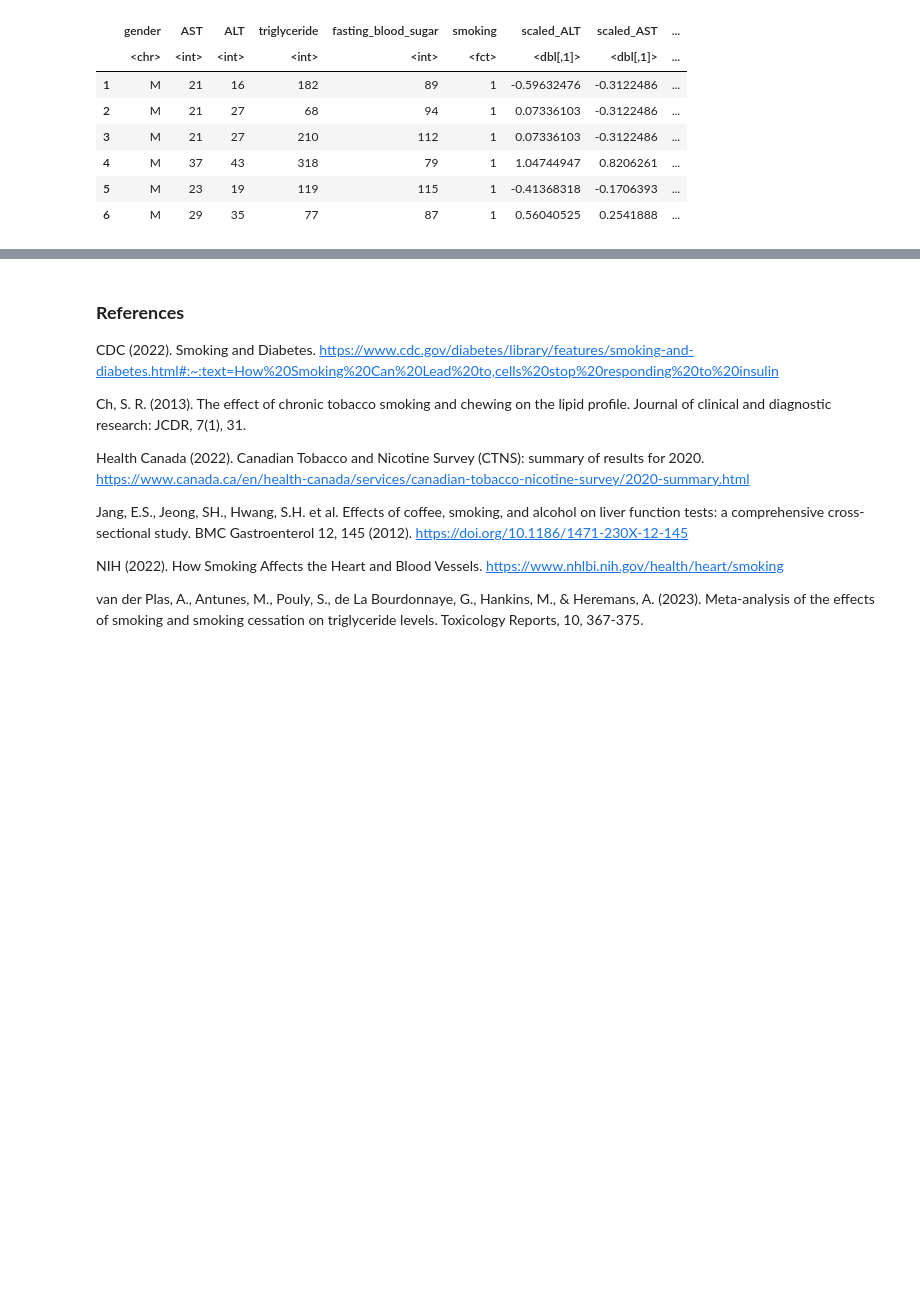
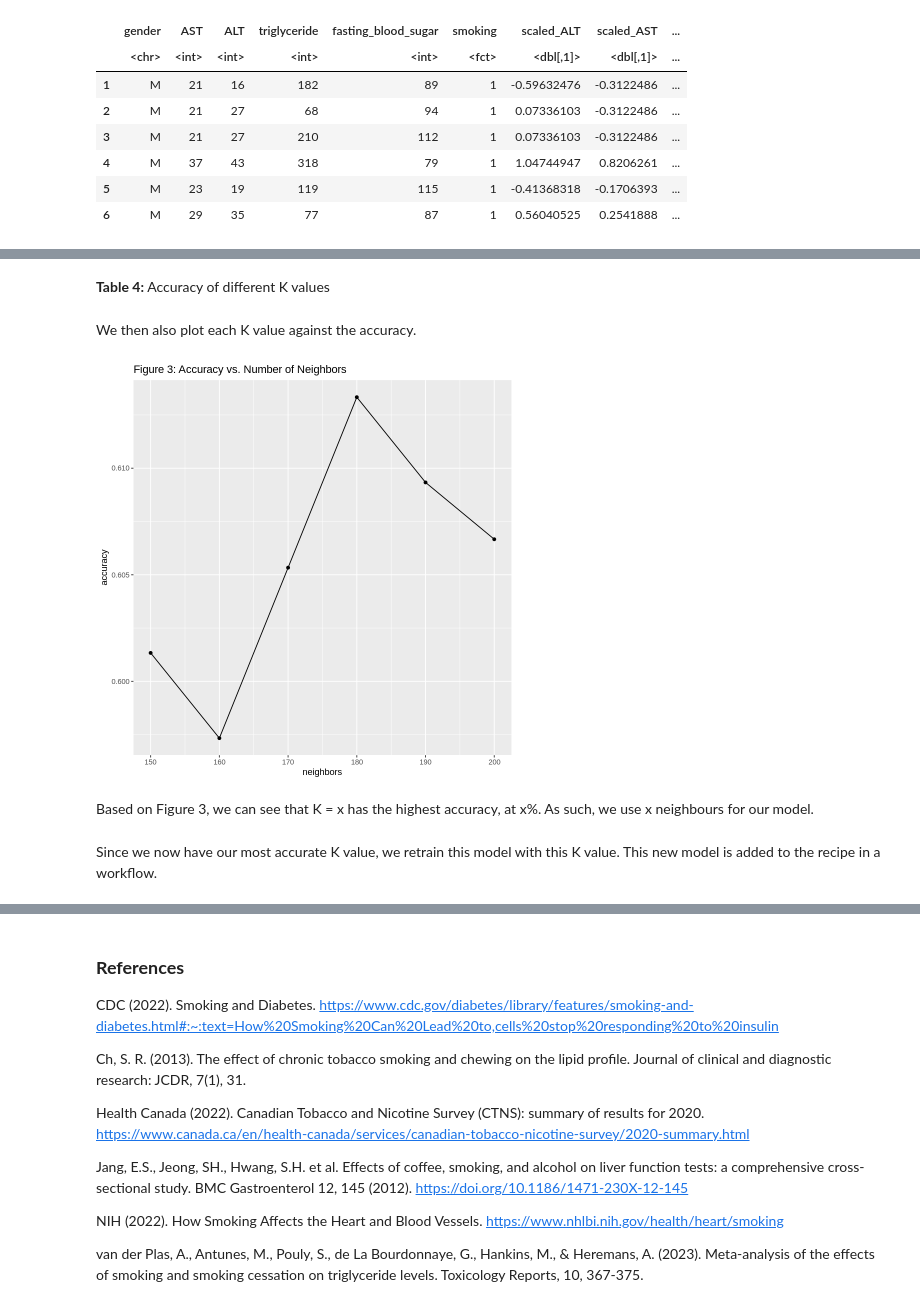
Before and after one commit to egreenall1/dsci100_group_project, a Jupyter notebook: final_group_project.ipynb, the cells around one changed output, grey strips where cells are left out. Cells and saved outputs as stored; diff of their text form; code cells hidden in the pictures; blank space fills up the shorter version.

```diff
--- a/final_group_project.ipynb
+++ b/final_group_project.ipynb
@@ -143,0 +158,4 @@ cross_val_plot
+# %%
+#preparing a recipe using our previously scaled variables
+knn_recipe <- recipe(smoking ~ scaled_AST + scaled_ALT + scaled_triglyceride + scaled_fasting_blood_sugar, data = smoking_training_data) |>
+    step_center(all_predictors())
@@ -143,0 +164,5 @@ cross_val_plot
+# %%
+#creating the K-nearest neighbour model
+knn_spec <- nearest_neighbor(weight_func = "rectangular", neighbors = tune()) |>
+    set_engine("kknn") |>
+    set_mode("classification")
@@ -143,0 +180,13 @@ cross_val_plot
+# %%
+#creating a workflow to find the best K value
+knn_best <- workflow() |>
+    add_recipe(knn_recipe) |>
+    add_model(knn_spec) |>
+    tune_grid(resamples = vfold, grid = values) |>
+#determining accuracy
+    collect_metrics() |>
+    filter(.metric == "accuracy") |>
+    select(neighbors, mean) |>
+    arrange(desc(mean))
+
+head(knn_best)
@@ -144 +203,20 @@ cross_val_plot
+# %% [markdown]
+**Table 4:** Accuracy of different K values
+# %% [markdown]
+We then also plot each K value against the accuracy.
+# %%
+#plotting K versus accuracy
+cross_val_plot <- knn_best |>
+    ggplot(aes(x = neighbors, y = mean)) +
+    geom_point() +
+    geom_line() +
+    labs(x = "neighbors", y = "accuracy", title = "Figure 3: Accuracy vs. Number of Neighbors")
+
+cross_val_plot
+# %% [output]
+[figure, added]
+# %% [markdown]
+Based on Figure 3, we can see that K = x has the highest accuracy, at x%. As such, we use x neighbours for our model.
+# %% [markdown]
+Since we now have our most accurate K value, we retrain this model with this K value. This new model is added to the recipe in a workflow.
 # %%
```
Also changed, not shown: parts of 44 cells of this notebook.
